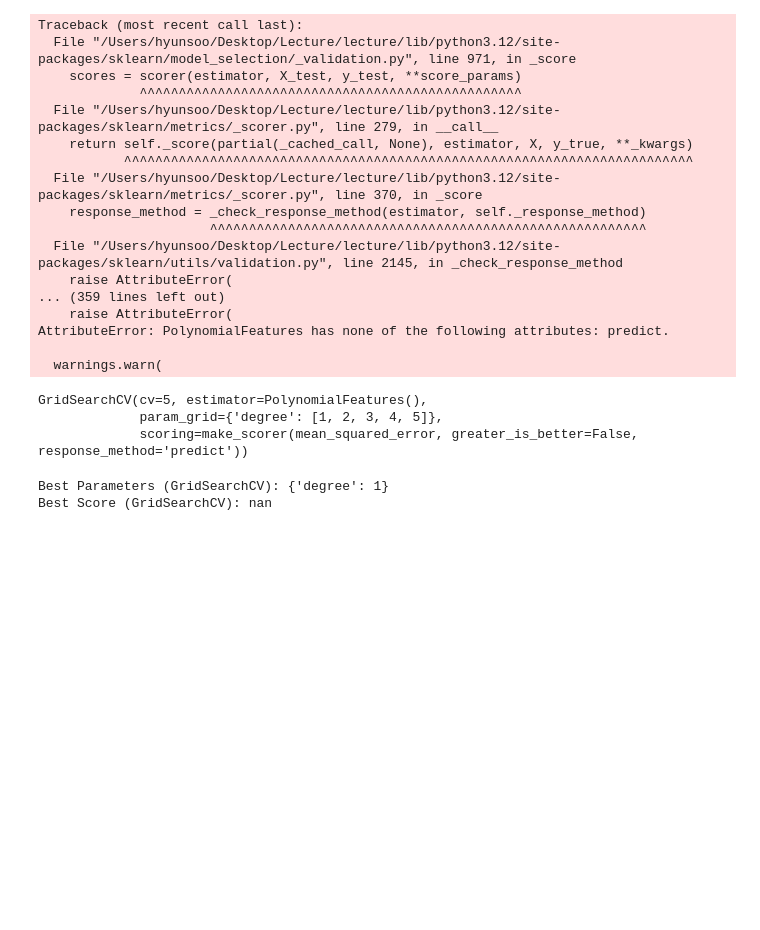
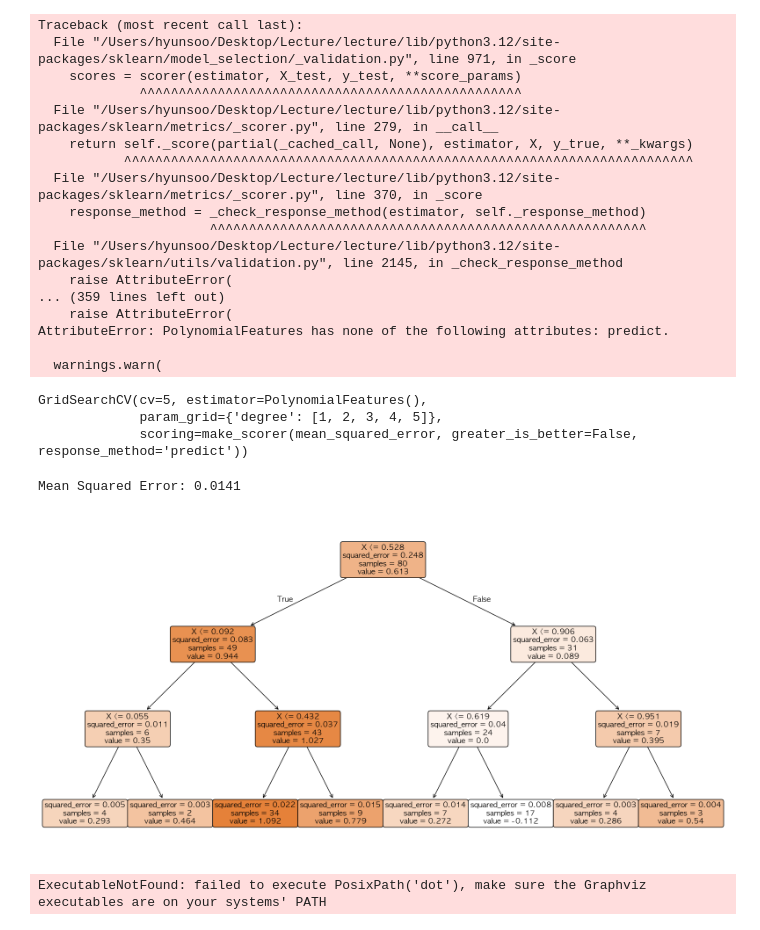
Before and after one commit to Hyunsoo-Ryan-Lee/ML_Lecture, a Jupyter notebook: 05.Regularization/3.GridSearch.ipynb, the cells around one changed output. Saved outputs shown, nothing was run; the diff lists cells and outputs as text; code cells hidden in the pictures; blank space fills up the shorter version.

```diff
--- a/05.Regularization/3.GridSearch.ipynb
+++ b/05.Regularization/3.GridSearch.ipynb
@@ -201,9 +308,46 @@ AttributeError: PolynomialFeatures has none of the following attributes: predict
 GridSearchCV(cv=5, estimator=PolynomialFeatures(),
              param_grid={'degree': [1, 2, 3, 4, 5]},
              scoring=make_scorer(mean_squared_error, greater_is_better=False, response_method='predict'))
-# %%
-print(f"Best Parameters (GridSearchCV): {grid_search.best_params_}")
-print(f"Best Score (GridSearchCV): {grid_search.best_score_}")
-# %% [output]
-Best Parameters (GridSearchCV): {'degree': 1}
-Best Score (GridSearchCV): nan
+# %%
+import matplotlib.pyplot as plt
+from sklearn.tree import DecisionTreeRegressor, plot_tree, export_graphviz
+from sklearn.model_selection import train_test_split
+from sklearn.metrics import mean_squared_error
+import numpy as np
+import graphviz
+
+# 예제 데이터 생성
+X = np.random.rand(100, 1)  # 100개의 샘플, 1개의 특징
+y = X.squeeze() + np.sin(6 * X).squeeze()  # 타겟 값 생성
+
+# 데이터 분할
+X_train, X_test, y_train, y_test = train_test_split(X, y, test_size=0.2, random_state=42)
+
+# 모델 생성 및 학습
+tree_reg = DecisionTreeRegressor(max_depth=3)
+tree_reg.fit(X_train, y_train)
+
+# 예측 및 평가
+y_pred = tree_reg.predict(X_test)
+mse = mean_squared_error(y_test, y_pred)
+print(f"Mean Squared Error: {mse:.4f}")
+
+# plot_tree를 사용한 시각화
+plt.figure(figsize=(20, 10))
+plot_tree(tree_reg, filled=True, feature_names=['X'], rounded=True)
+plt.show()
+
+# export_graphviz를 사용한 시각화
+dot_data = export_graphviz(tree_reg, out_file=None,
+                           feature_names=['X'],
+                           filled=True, rounded=True,
+                           special_characters=True)
+
+# Graphviz 소스를 시각화
+graph = graphviz.Source(dot_data)
+graph.render("decision_tree")  # PDF 파일로 저장
+graph
+# %% [output]
+Mean Squared Error: 0.0141
+[figure, added]
+ExecutableNotFound: failed to execute PosixPath('dot'), make sure the Graphviz executables are on your systems' PATH
```
Also changed, not shown: parts of 25 cells of this notebook, 5 other files.
